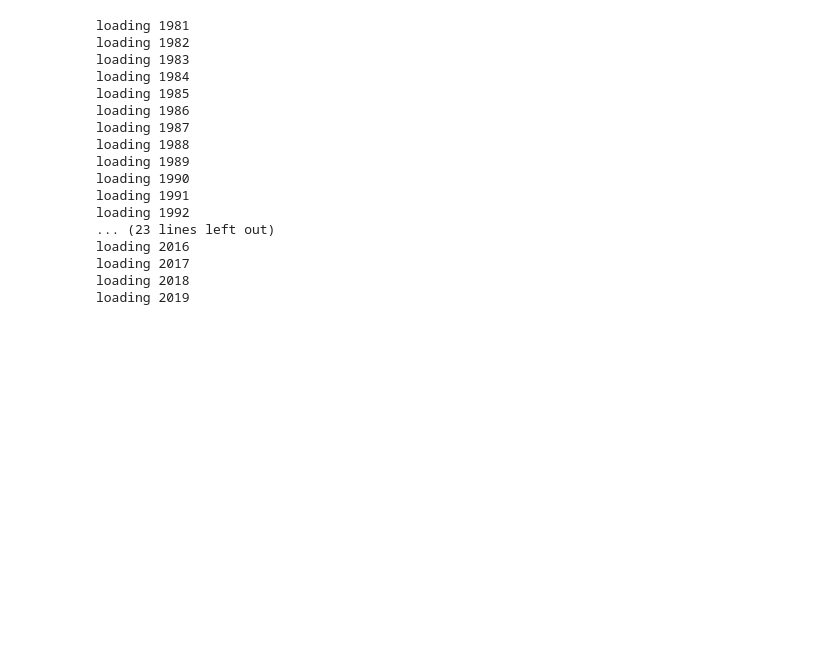
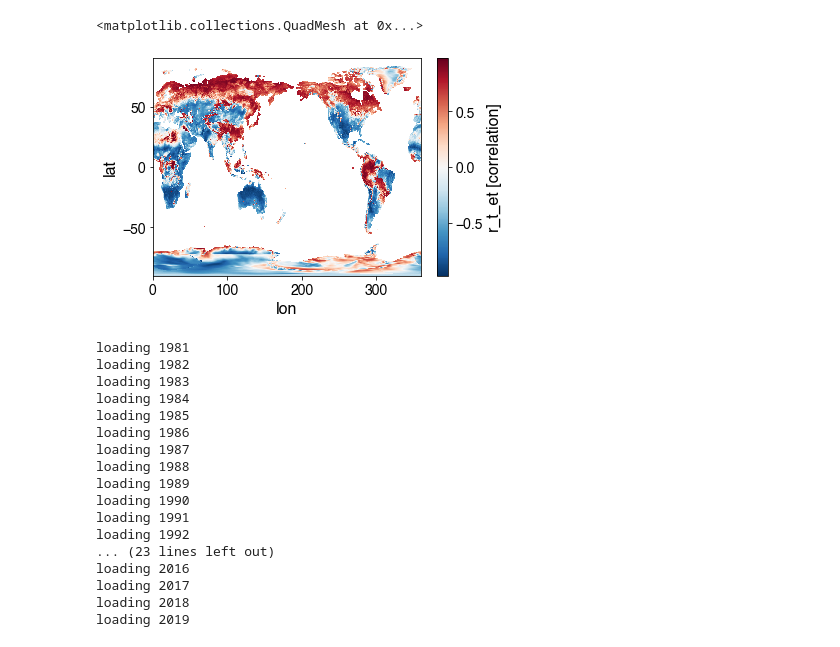
Before and after one commit to ecoffel/2021-heat, a Jupyter notebook: ex_heatwave_days.ipynb, the cells around one changed output. Cells and saved outputs as stored; diff of their text form; code cells hidden in the pictures; blank space fills up the shorter version.

```diff
--- a/ex_heatwave_days.ipynb
+++ b/ex_heatwave_days.ipynb
@@ -47,3 +47,6 @@ N_gridcells = np.where((land_sea_mask.lsm[0,:,:].values.reshape([lat.size*lon.si
 # %%
 # for y, year in enumerate(range(1981, 2019+1)):
 #     os.rename('heat_wave_days/era5_cold_wave_days_%d.dat'%year, 'heat_wave_days/era5_t_min_wave_days_%d.dat'%year)
+# %%
+ds_grow_r_t_et = xr.open_dataset('r_t_et_era5_not_crop_restricted.nc')
+ds_grow_r_t_et.load()
@@ -50,3 +61,8 @@ N_gridcells = np.where((land_sea_mask.lsm[0,:,:].values.reshape([lat.size*lon.si
+# %%
+ds_grow_r_t_et.r_t_et.plot()
+# %% [output]
+<matplotlib.collections.QuadMesh at 0x...>
+[figure, added]
 # %%
 yearRange = np.arange(1981, 2019+1)
 # %%
```
Also changed, not shown: parts of 20 cells of this notebook, 3 other files.
